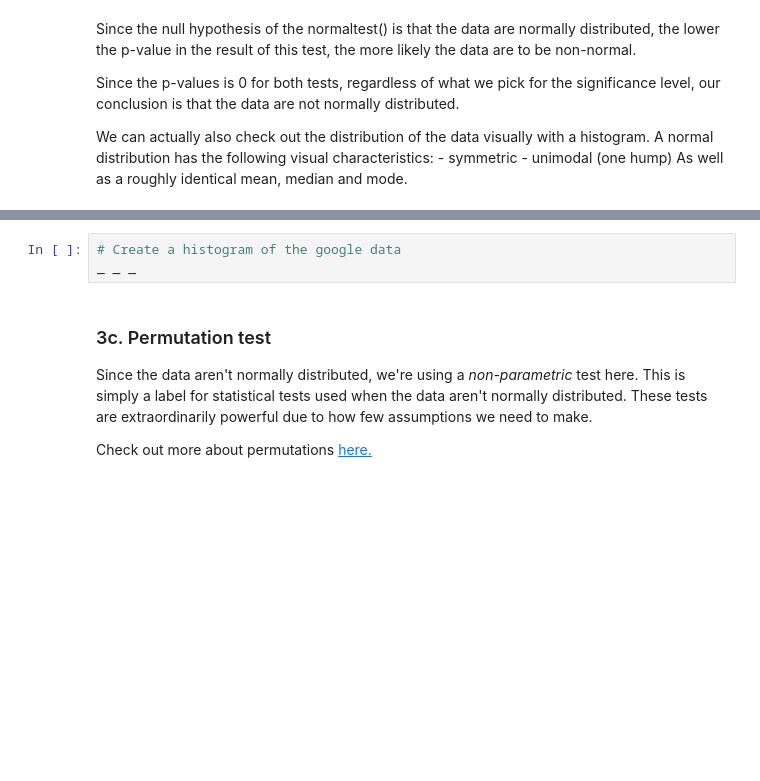
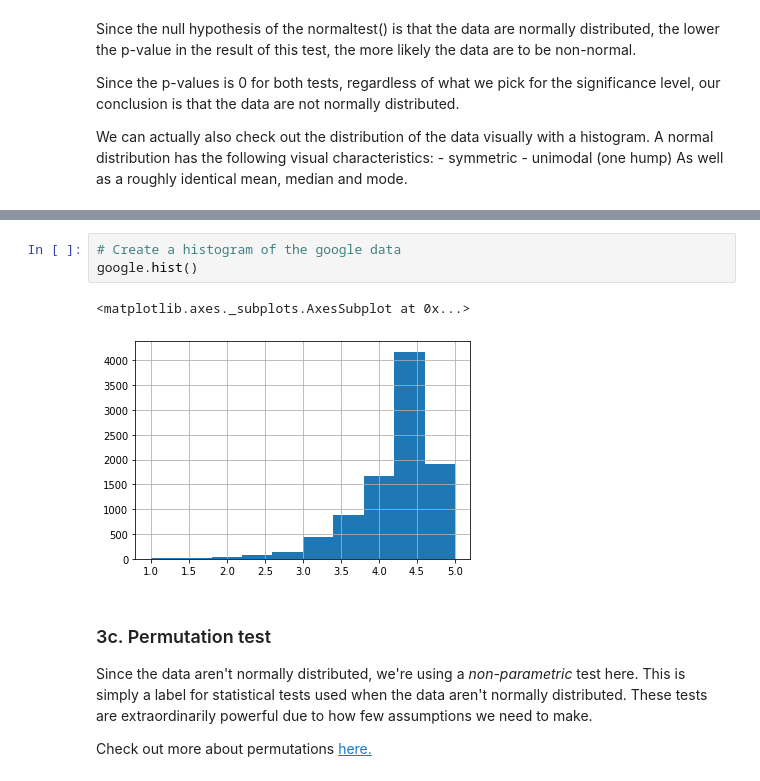
Before and after one commit to Dylan-C-Neal/Springboard-Data-Science-Career-Track, a Jupyter notebook: 11.3 Integrating Apps/Springboard Apps project - Tier 3 - Complete.ipynb, the cells around one changed output, grey strips where cells are left out. Drawn from its saved outputs; the diff is of its cells as text; blank space fills up the shorter version.

```diff
--- a/11.3 Integrating Apps/Springboard Apps project - Tier 3 - Complete.ipynb
+++ b/11.3 Integrating Apps/Springboard Apps project - Tier 3 - Complete.ipynb
@@ -417,6 +452,9 @@ _ _ _
 # %%
 # Create a histogram of the google data
-_ _ _
+google.hist()
+# %% [output]
+<matplotlib.axes._subplots.AxesSubplot at 0x...>
+[figure, added]
 # %% [markdown]
 ### 3c. Permutation test
 Since the data aren't normally distributed, we're using a *non-parametric* test here. This is simply a label for statistical tests used when the data aren't normally distributed. These tests are extraordinarily powerful due to how few assumptions we need to make.
```
Also changed, not shown: parts of 21 cells of this notebook.
